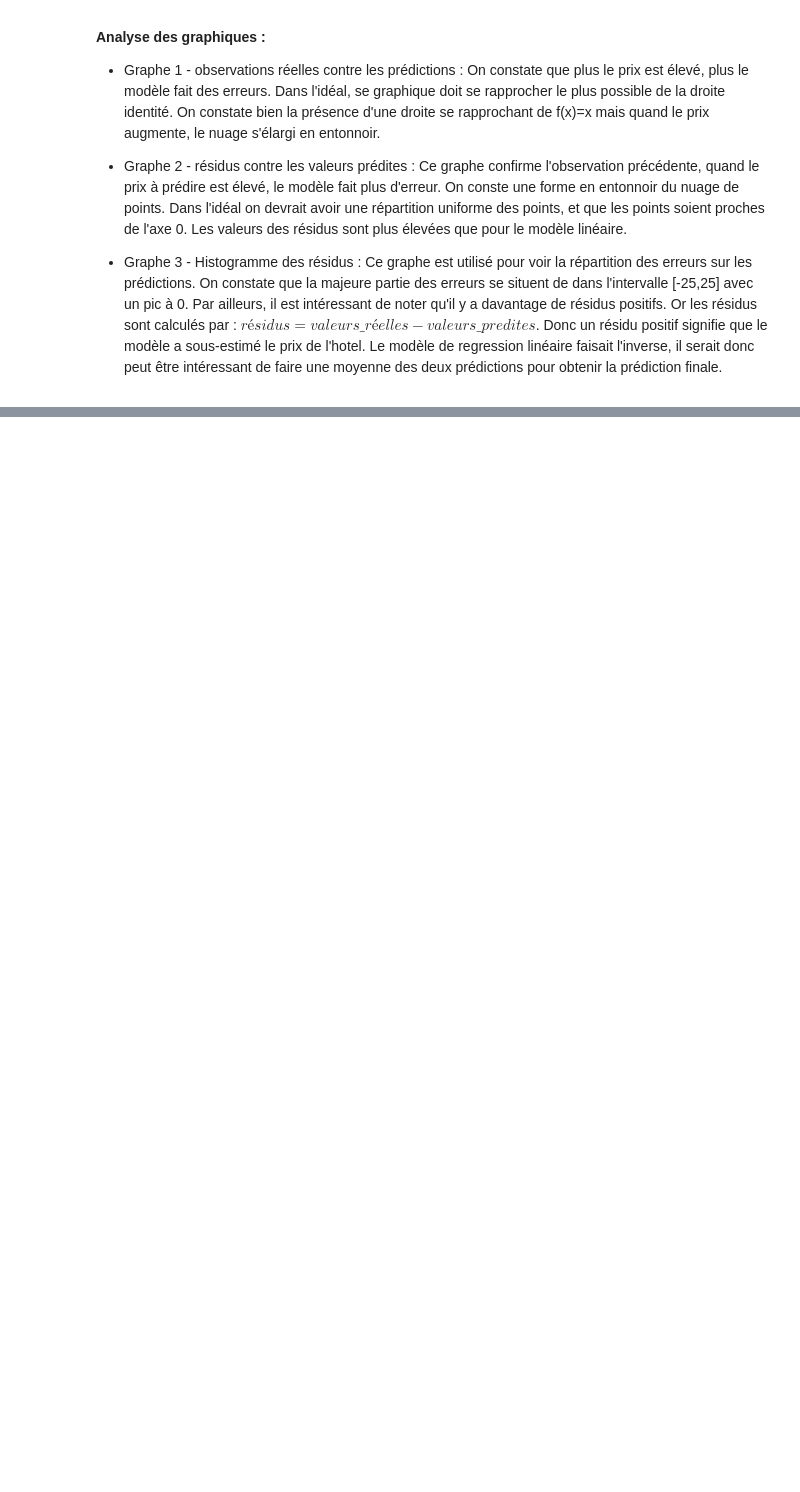
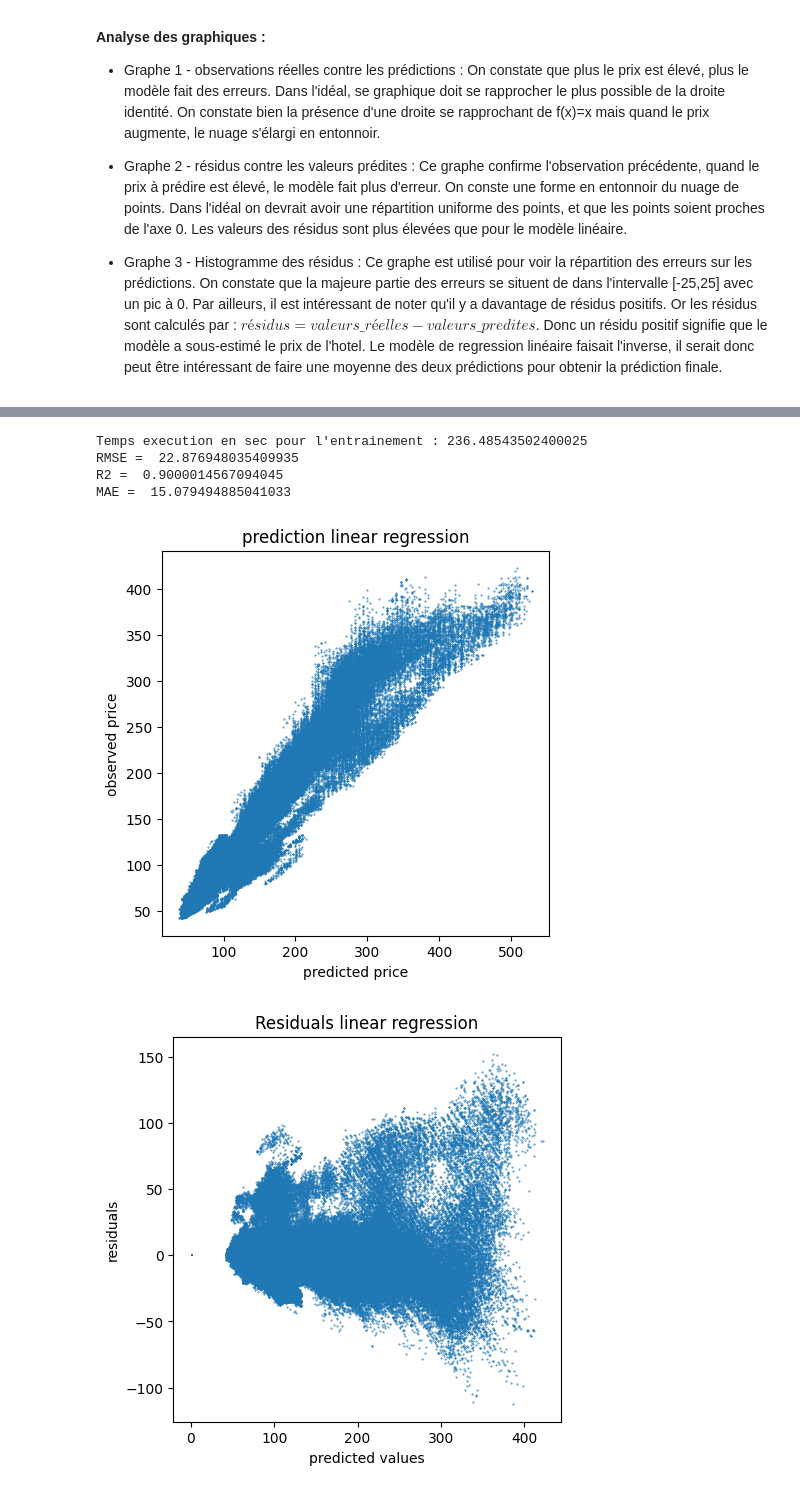
Before and after one commit to julie743/defi_IA, a Jupyter notebook: code/models/regression_model_analysis.ipynb, the cells around one changed output, grey strips where cells are left out. Drawn from its saved outputs; the diff is of its cells as text; code cells hidden in the pictures; blank space fills up the shorter version.

```diff
--- a/code/models/regression_model_analysis.ipynb
+++ b/code/models/regression_model_analysis.ipynb
@@ -86,0 +92,9 @@ Les scores sont sensiblement les mêmes que pour la regression linéaire. On con
+# %%
+main_Linear()
+# %% [output]
+Temps execution en sec pour l'entrainement : 236.48543502400025
+RMSE =  22.876948035409935
+R2 =  0.9000014567094045
+MAE =  15.079494885041033
+[figure, added]
+[figure, added]
```
Also changed, not shown: parts of 5 cells of this notebook, 22 other files.
